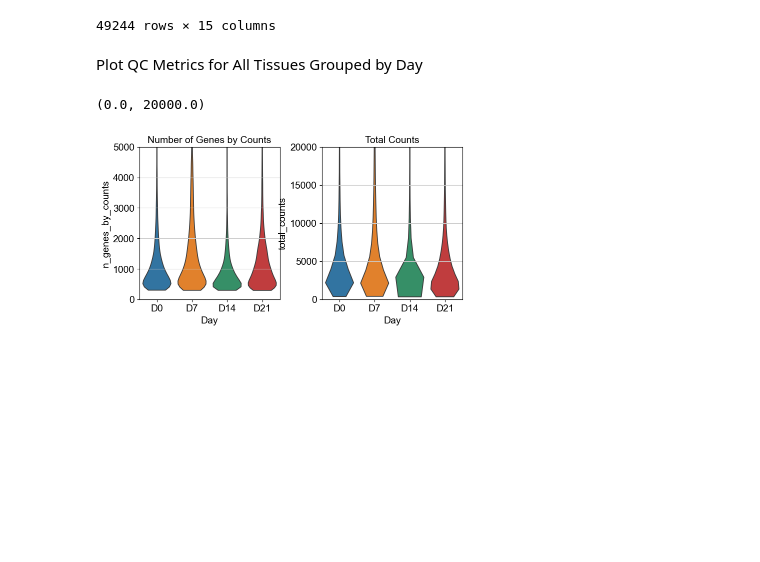
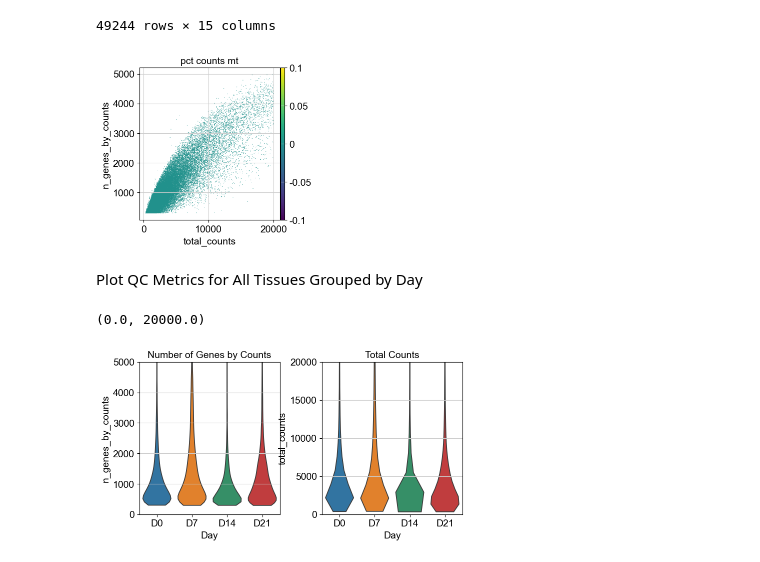
Before and after one commit to ischrack/ML-4T1-Parse-scRNAseq, a Jupyter notebook: Codes/ML-Pipeline_4T1-scRNA-Parsev3DropSeq-Integrated.ipynb, the cells around one changed output. Drawn from its saved outputs; the diff is of its cells as text; code cells hidden in the pictures; blank space fills up the shorter version.

```diff
--- a/Codes/ML-Pipeline_4T1-scRNA-Parsev3DropSeq-Integrated.ipynb
+++ b/Codes/ML-Pipeline_4T1-scRNA-Parsev3DropSeq-Integrated.ipynb
@@ -140,6 +140,10 @@ adata.obs
 # Calculate and add mitochondrial DNA
 adata.var['mt'] = adata.var_names.str.startswith('MT-')
 sc.pp.calculate_qc_metrics(adata, qc_vars=['mt'], percent_top=None, log1p=False, inplace=True)
+# %%
+sc.pl.scatter(adata, "total_counts", "n_genes_by_counts", color="pct_counts_mt")
+# %% [output]
+[figure, added]
 # %% [markdown]
 Plot QC Metrics for All Tissues Grouped by Day
 # %%
```
Also changed, not shown: parts of 3 cells of this notebook.
